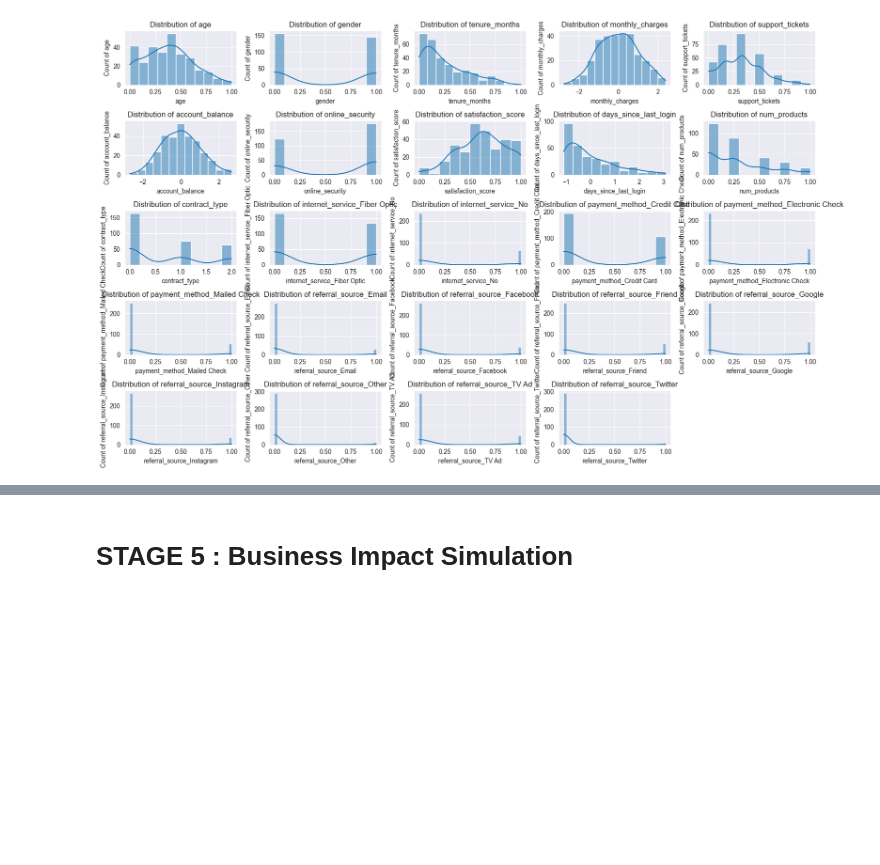
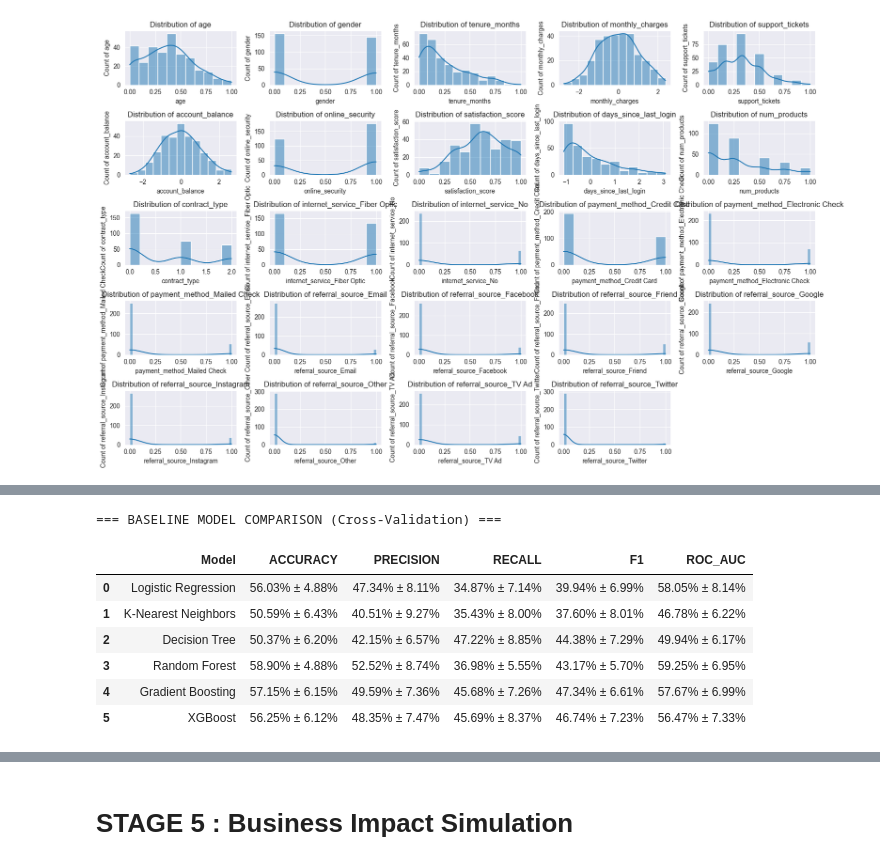
Before and after one commit to mcikalmerdeka/ds-dataprep-utils, a Jupyter notebook: notebooks/classification.ipynb, the cells around one changed output, grey strips where cells are left out. Drawn from its saved outputs; the diff is of its cells as text; code cells hidden in the pictures; blank space fills up the shorter version.

Commit message:
update classification notebook up until baseline model evaluation

```diff
--- a/notebooks/classification.ipynb
+++ b/notebooks/classification.ipynb
@@ -887,7 +900,4 @@ plot_dynamic_hisplots_kdeplots(df=X_train_scaled, col_series=selected_cols, ncol
 # %%
-# Import classification evaluation and tuning utilities
-from utils import eval_classification, compare_cv_metrics, get_model_pipeline, get_hyperparameters, tune_single_model, tune_all_models
-
 from sklearn.linear_model import LogisticRegression
 from sklearn.neighbors import KNeighborsClassifier
 from sklearn.tree import DecisionTreeClassifier
@@ -895,7 +905,7 @@ from sklearn.ensemble import RandomForestClassifier, GradientBoostingClassifier
 from xgboost import XGBClassifier
 
 # Initialize baseline models
-lr = LogisticRegression(random_state=42, max_iter=1000)
+lr = LogisticRegression(random_state=42)
 knn = KNeighborsClassifier()
 dt = DecisionTreeClassifier(random_state=42)
 rf = RandomForestClassifier(random_state=42)
@@ -939,6 +1099,17 @@ for name, model in baseline_models.items():
 # %%
 # Compare all baseline models
-comparison_df = compare_cv_metrics(baseline_metrics)
+from utils import compare_cv_metrics_classification
+
+comparison_df = compare_cv_metrics_classification(baseline_metrics)
 print("\n=== BASELINE MODEL COMPARISON (Cross-Validation) ===\n")
 comparison_df
+# %% [output]
+=== BASELINE MODEL COMPARISON (Cross-Validation) ===
+|  | Model | ACCURACY | PRECISION | RECALL | F1 | ROC_AUC |
+| 0 | Logistic Regression | 56.03% ± 4.88% | 47.34% ± 8.11% | 34.87% ± 7.14% | 39.94% ± 6.99% | 58.05% ± 8.14% |
+| 1 | K-Nearest Neighbors | 50.59% ± 6.43% | 40.51% ± 9.27% | 35.43% ± 8.00% | 37.60% ± 8.01% | 46.78% ± 6.22% |
+| 2 | Decision Tree | 50.37% ± 6.20% | 42.15% ± 6.57% | 47.22% ± 8.85% | 44.38% ± 7.29% | 49.94% ± 6.17% |
+| 3 | Random Forest | 58.90% ± 4.88% | 52.52% ± 8.74% | 36.98% ± 5.55% | 43.17% ± 5.70% | 59.25% ± 6.95% |
+| 4 | Gradient Boosting | 57.15% ± 6.15% | 49.59% ± 7.36% | 45.68% ± 7.26% | 47.34% ± 6.61% | 57.67% ± 6.99% |
+| 5 | XGBoost | 56.25% ± 6.12% | 48.35% ± 7.47% | 45.69% ± 8.37% | 46.74% ± 7.23% | 56.47% ± 7.33% |
 # %%
```
Also changed, not shown: parts of 7 cells of this notebook.
